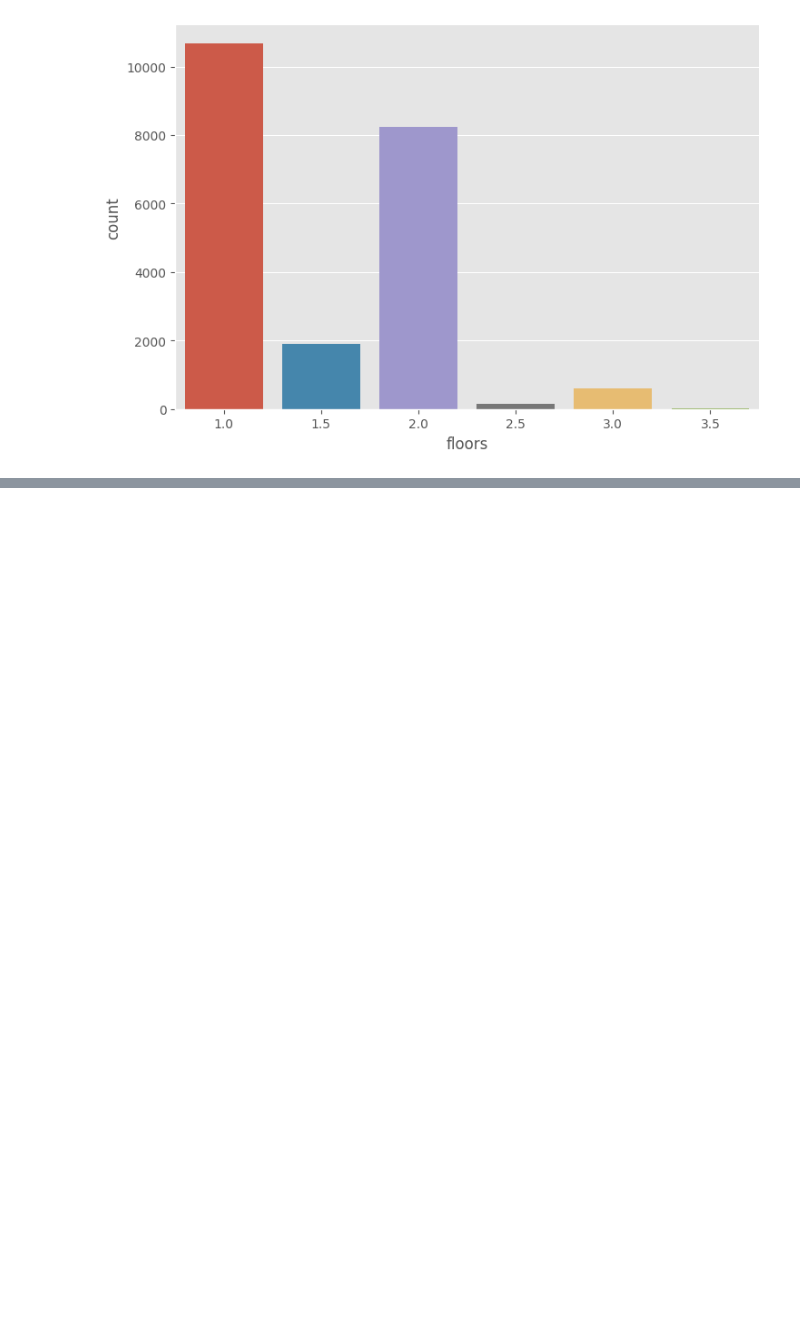
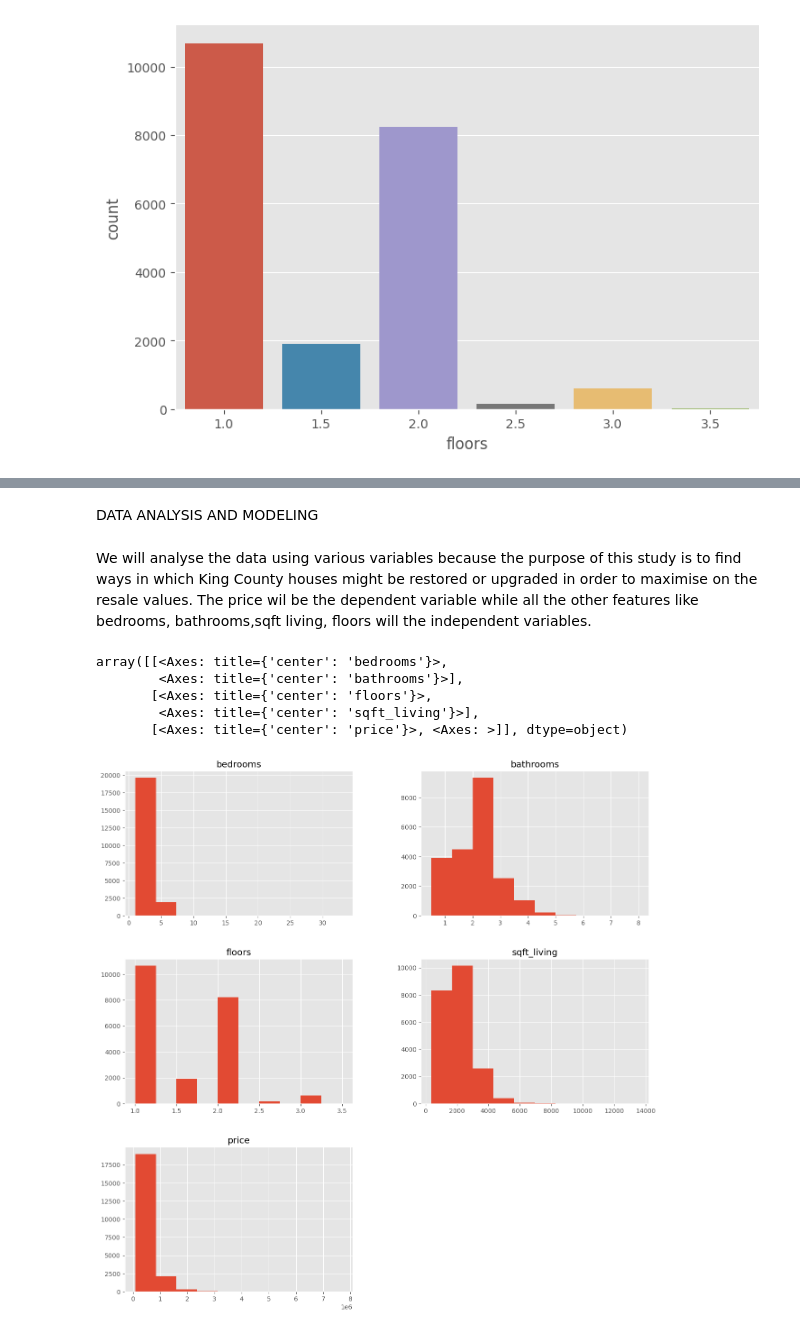
Before and after one commit to Brenda-Mutai/phase-2-project, a Jupyter notebook: student.ipynb, the cells around one changed output, grey strips where cells are left out. Cells and saved outputs as stored; diff of their text form; code cells hidden in the pictures; blank space fills up the shorter version.

```diff
--- a/student.ipynb
+++ b/student.ipynb
@@ -219,0 +296,3 @@ Data Preparation
+# %%
+data_subset=data[['grade','condition','bedrooms', 'bathrooms','floors','sqft_living','price','view']].copy()
+data_subset
@@ -219,0 +313,3 @@ Data Preparation
+# %%
+#drop all the null values
+data_subset.dropna(inplace=True)
@@ -219,0 +346,14 @@ Data Preparation
+# %% [markdown]
+DATA ANALYSIS AND MODELING
+# %% [markdown]
+We will analyse the data using various variables because the purpose of this study is to find ways in which King County houses might be restored or upgraded in order to maximise on the resale values.
+The price wil be the dependent variable while all the other features like bedrooms, bathrooms,sqft living, floors will the independent variables.
+# %%
+data_subset.hist(figsize=(15,15))
+# %% [output]
+array([[<Axes: title={'center': 'bedrooms'}>,
+        <Axes: title={'center': 'bathrooms'}>],
+       [<Axes: title={'center': 'floors'}>,
+        <Axes: title={'center': 'sqft_living'}>],
+       [<Axes: title={'center': 'price'}>, <Axes: >]], dtype=object)
+[figure, added]
```
Also changed, not shown: parts of 24 cells of this notebook.
